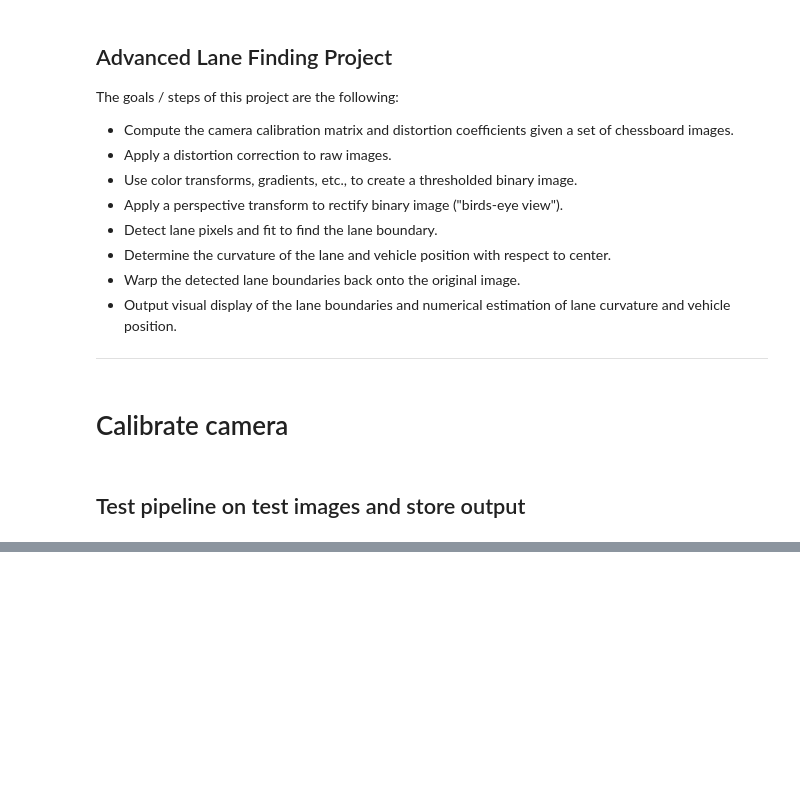
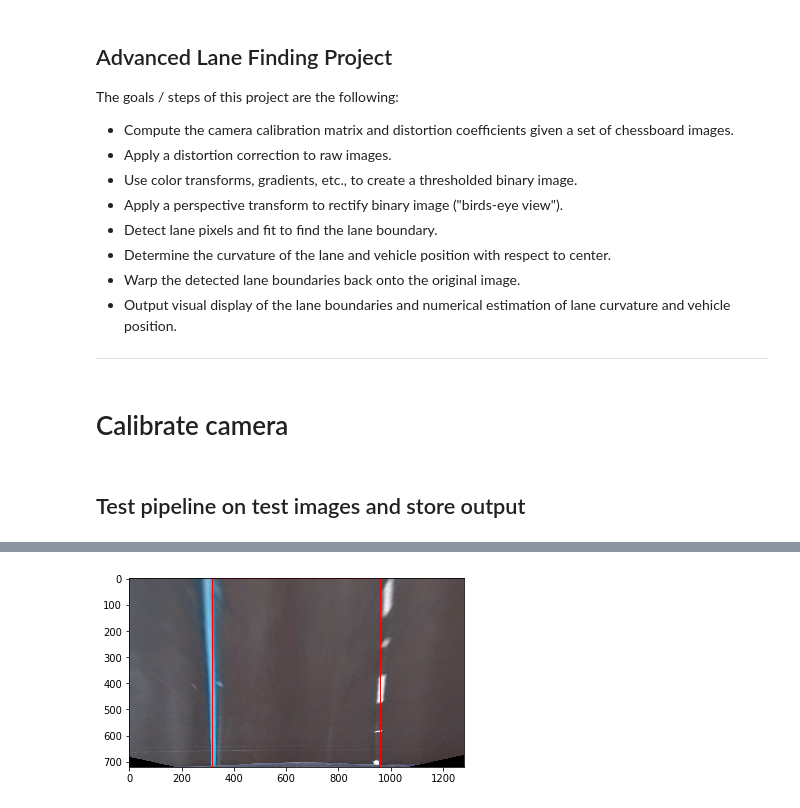
Before and after one commit to ahubi/CarND-Advanced-Lane-Lines, a Jupyter notebook: alf.ipynb, the cells around one changed output, grey strips where cells are left out. Drawn from its saved outputs; the diff is of its cells as text; code cells hidden in the pictures; blank space fills up the shorter version.

```diff
--- a/alf.ipynb
+++ b/alf.ipynb
@@ -470,2 +484,14 @@ plt.savefig('output_images/test4_final_lane.jpg')
+# %%
+img2 = cv2.imread('test_images/straight_lines1.jpg')
+
+shape = img2.shape
+vertices = np.float32([[320, 0],[320, 720],[960, 720],[960, 0]])
+undist2 = undistort(img2)
+warp2 = warp(undist2)
+draw_lines(warp2, vertices)
+plt.imshow(warp2)
+plt.savefig('output_images/warped_undistorted.jpg')
+# %% [output]
+[figure, added]
 # %%
 def process_image(img):
```
Also changed, not shown: parts of 7 cells of this notebook, 21 other files.
